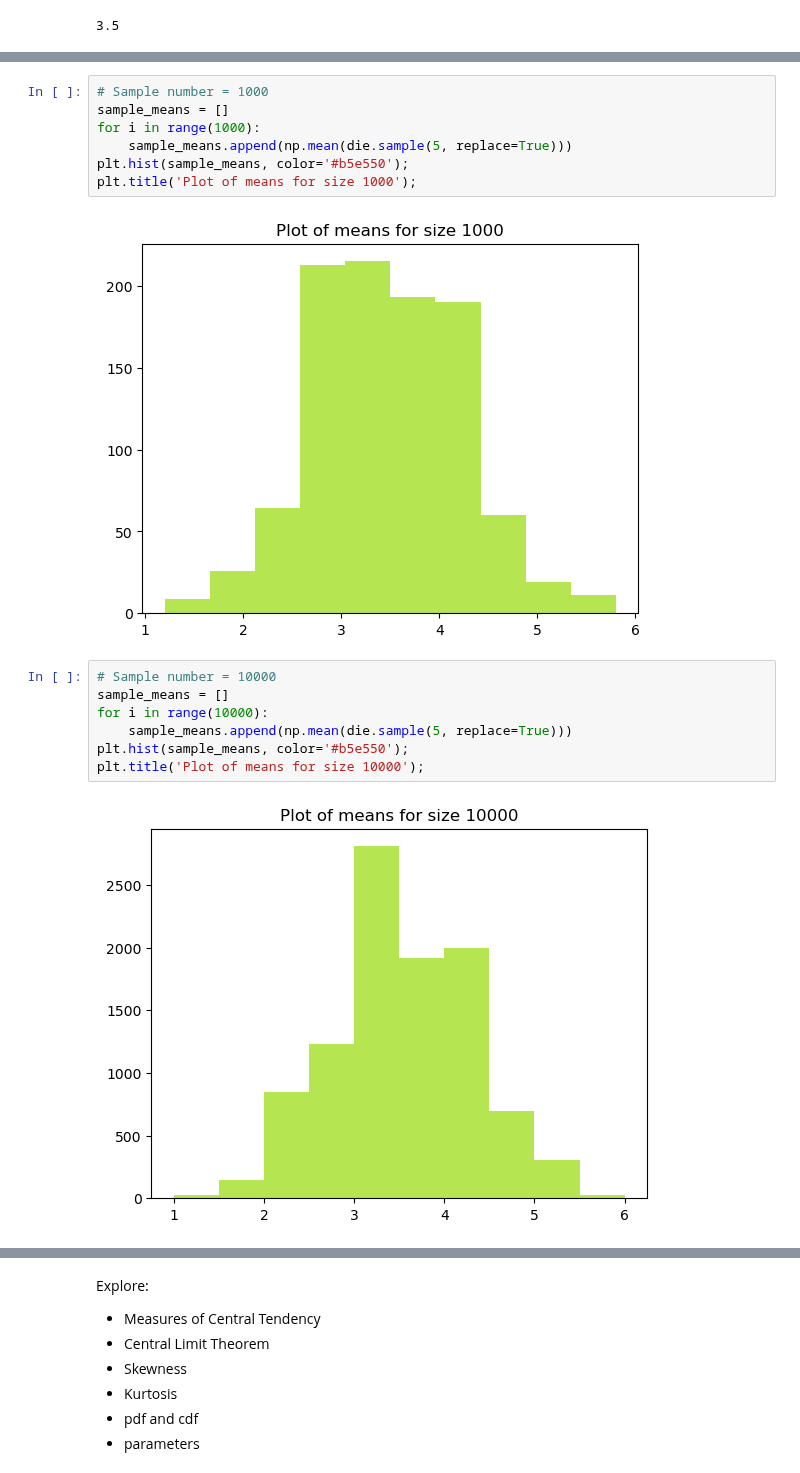
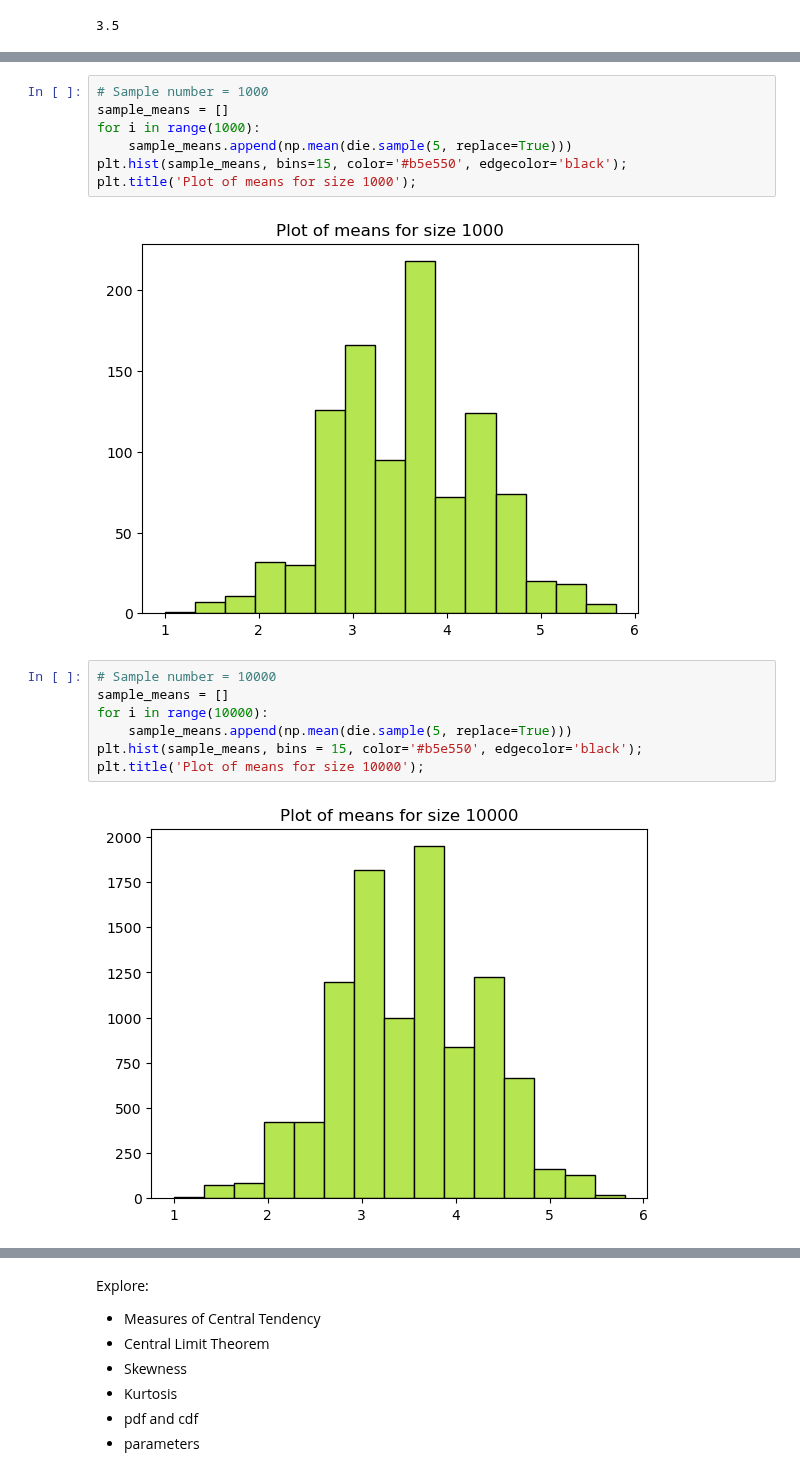
Before and after one commit to Tanja888/funddata-assessment, a Jupyter notebook: normal-distribution.ipynb, the cells around one changed output, grey strips where cells are left out. Cells and saved outputs as stored; diff of their text form.

```diff
--- a/normal-distribution.ipynb
+++ b/normal-distribution.ipynb
@@ -341,18 +341,18 @@ plt.title('Plot of means for size 100');
 # %%
 # Sample number = 1000
 sample_means = []
 for i in range(1000):
     sample_means.append(np.mean(die.sample(5, replace=True)))
-plt.hist(sample_means, color='#b5e550');
+plt.hist(sample_means, bins=15, color='#b5e550', edgecolor='black');
 plt.title('Plot of means for size 1000');
 # %% [output]
-[figure, old version]
+[figure, new version]
 # %%
 # Sample number = 10000
 sample_means = []
 for i in range(10000):
     sample_means.append(np.mean(die.sample(5, replace=True)))
-plt.hist(sample_means, color='#b5e550');
+plt.hist(sample_means, bins = 15, color='#b5e550', edgecolor='black');
 plt.title('Plot of means for size 10000');
 # %% [output]
-[figure, old version]
+[figure, new version]
```
Also changed, not shown: parts of 14 cells of this notebook.
